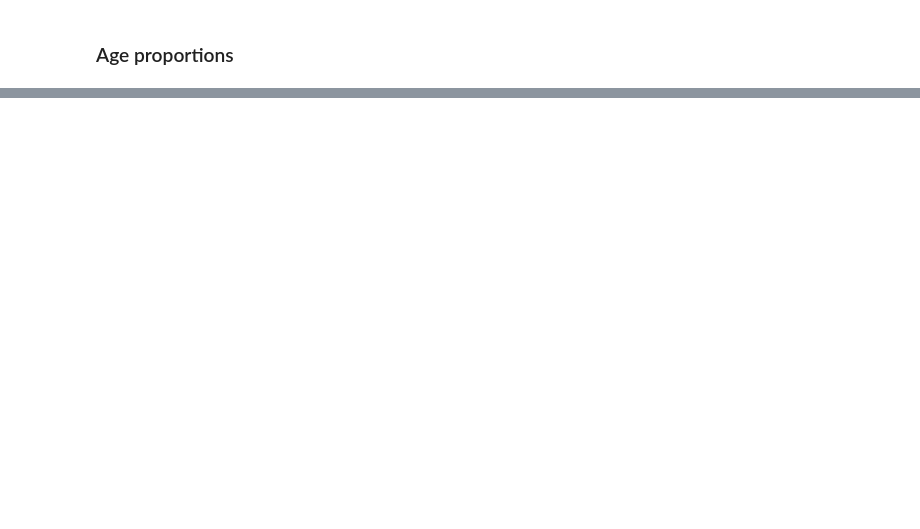
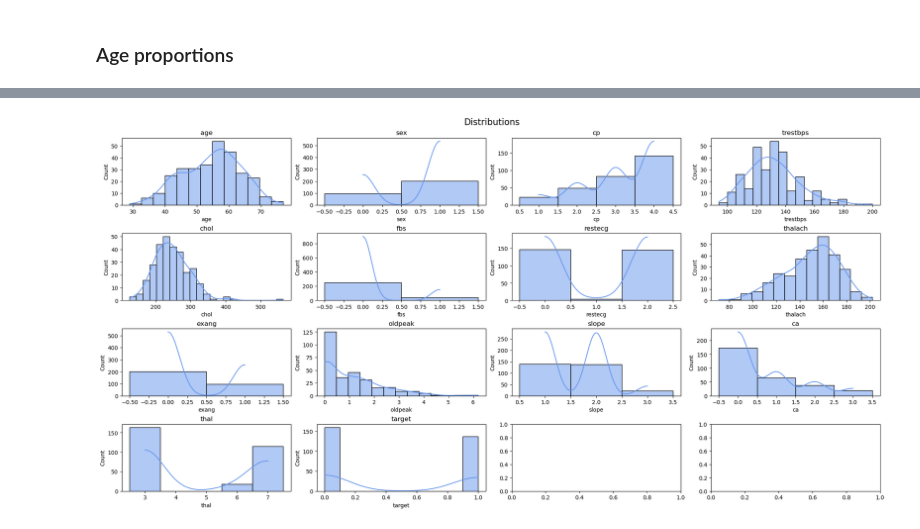
Before and after one commit to vregi/heart-disease-classification, a Jupyter notebook: implementation.ipynb, the cells around one changed output, grey strips where cells are left out. Drawn from its saved outputs; the diff is of its cells as text; code cells hidden in the pictures; blank space fills up the shorter version.

```diff
--- a/implementation.ipynb
+++ b/implementation.ipynb
@@ -314,7 +319,7 @@ plt.title('Proportion of disease by gender');
 # %% [markdown]
 ### Age proportions
 # %%
-t = dfc
+t = dfc.copy()
 t['age_group'] = pd.cut(t['age'], bins=[x*10 for x in range(2, 9)])
 # %%
 t = t.groupby(['age_group', 'target'], observed=True)['target'].value_counts().reset_index()
@@ -336,0 +344,20 @@ for container in ax.containers:
+# %%
+def plot_dataframe_distributions(df, ncols=4, nrows=4, figsize=(20, 10)):
+    num_cols = len(df.columns)
+    fig, axes = plt.subplots(nrows=nrows, ncols=ncols, figsize=figsize, constrained_layout=True)
+    axes = axes.flatten()[:num_cols]
+
+    for i, (col, ax) in enumerate(zip(df.columns, axes)):
+        sns.histplot(data=df, x=col, kde=True, ax=ax, color='cornflowerblue')
+        ax.set_title(col)
+
+    if num_cols < len(axes):
+        for j in range(num_cols, len(axes)):
+            fig.delaxes(axes[j])
+
+    fig.suptitle('Distributions', fontsize=16)
+    plt.show()
+# %%
+plot_dataframe_distributions(dfc)
+# %% [output]
+[figure, added]
```
Also changed, not shown: parts of 20 cells of this notebook.
